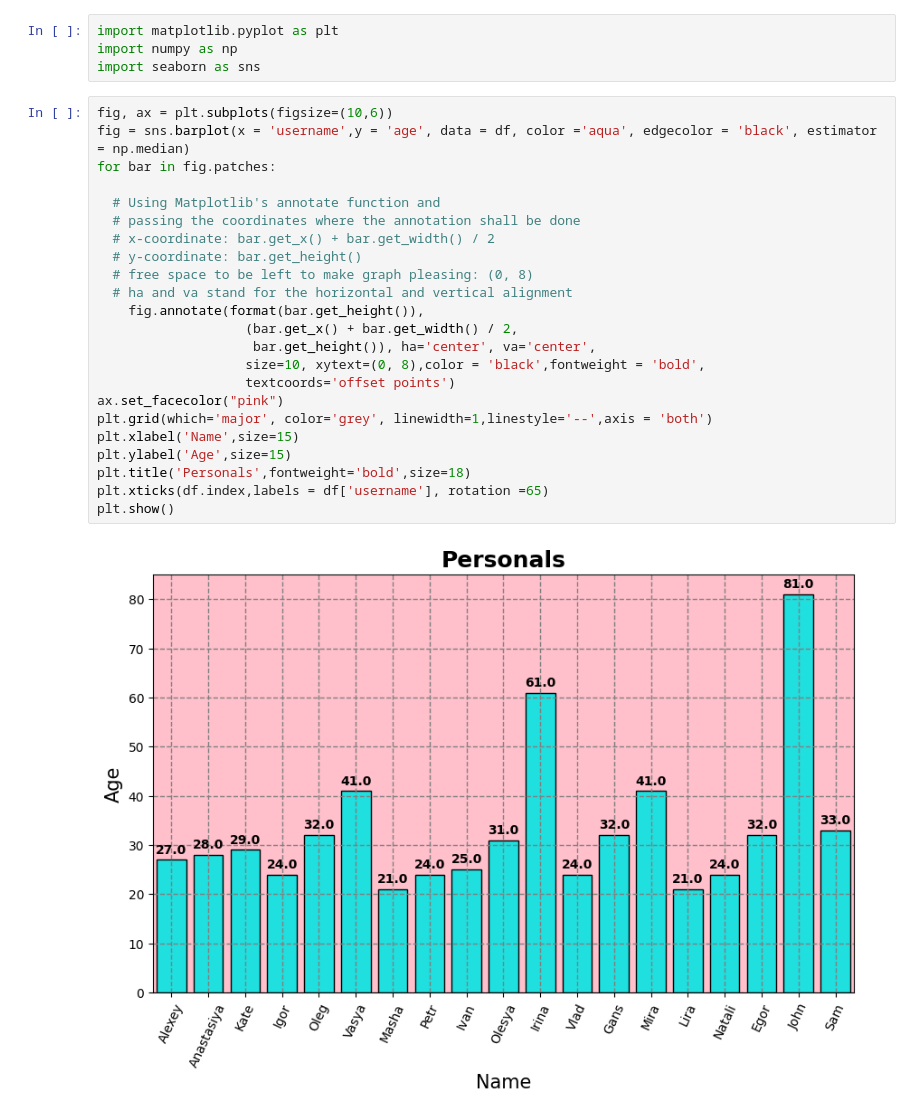
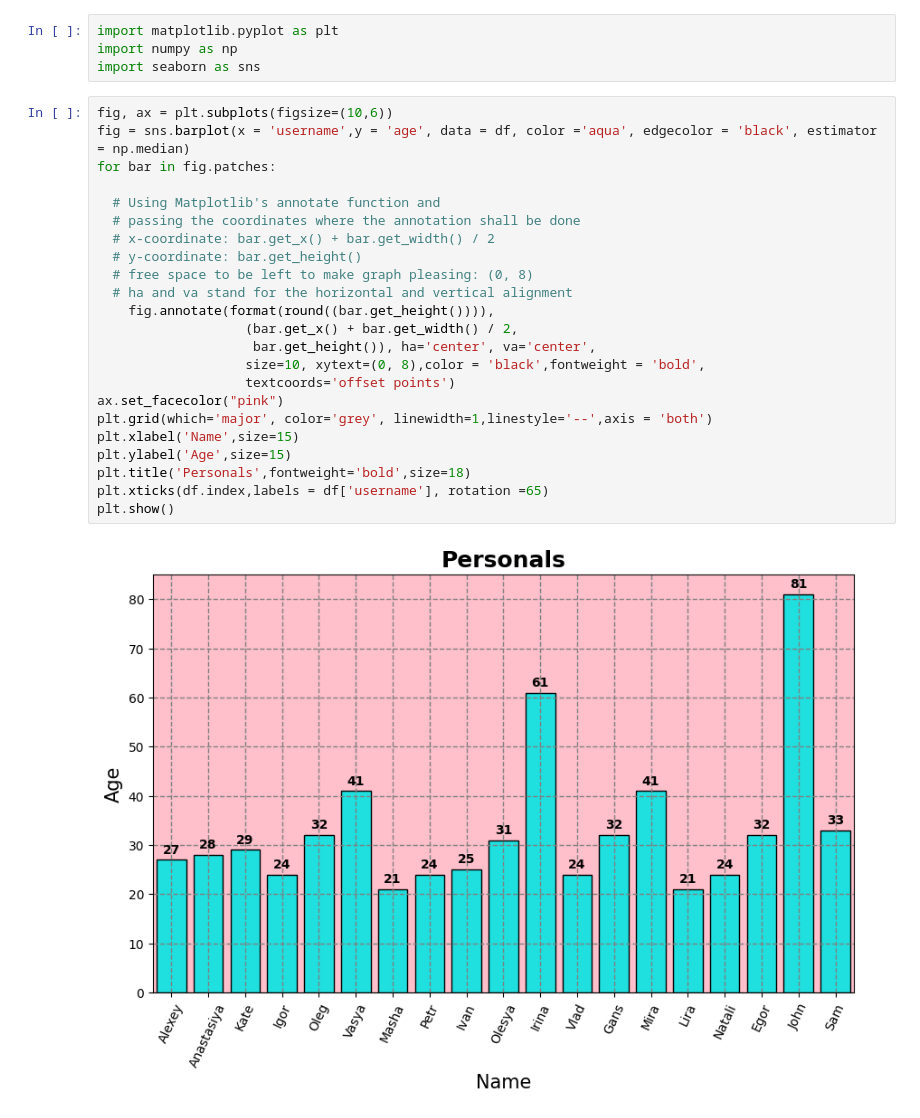
Before and after one commit to 88alexinho/db_train, a Jupyter notebook: from_db.ipynb, the cells around one changed output. Drawn from its saved outputs; the diff is of its cells as text.

Commit message:
new graph

```diff
--- a/from_db.ipynb
+++ b/from_db.ipynb
@@ -124,25 +124,25 @@ import seaborn as sns
 # %%
 fig, ax = plt.subplots(figsize=(10,6))
 fig = sns.barplot(x = 'username',y = 'age', data = df, color ='aqua', edgecolor = 'black', estimator = np.median)
 for bar in fig.patches:
 
   # Using Matplotlib's annotate function and
   # passing the coordinates where the annotation shall be done
   # x-coordinate: bar.get_x() + bar.get_width() / 2
   # y-coordinate: bar.get_height()
   # free space to be left to make graph pleasing: (0, 8)
   # ha and va stand for the horizontal and vertical alignment
-    fig.annotate(format(bar.get_height()),
+    fig.annotate(format(round((bar.get_height()))),
                    (bar.get_x() + bar.get_width() / 2,
                     bar.get_height()), ha='center', va='center',
                    size=10, xytext=(0, 8),color = 'black',fontweight = 'bold',
                    textcoords='offset points')
 ax.set_facecolor("pink")
 plt.grid(which='major', color='grey', linewidth=1,linestyle='--',axis = 'both')
 plt.xlabel('Name',size=15)
 plt.ylabel('Age',size=15)
 plt.title('Personals',fontweight='bold',size=18)
 plt.xticks(df.index,labels = df['username'], rotation =65)
 plt.show()
 # %% [output]
-[figure, old version]
+[figure, new version]
```
